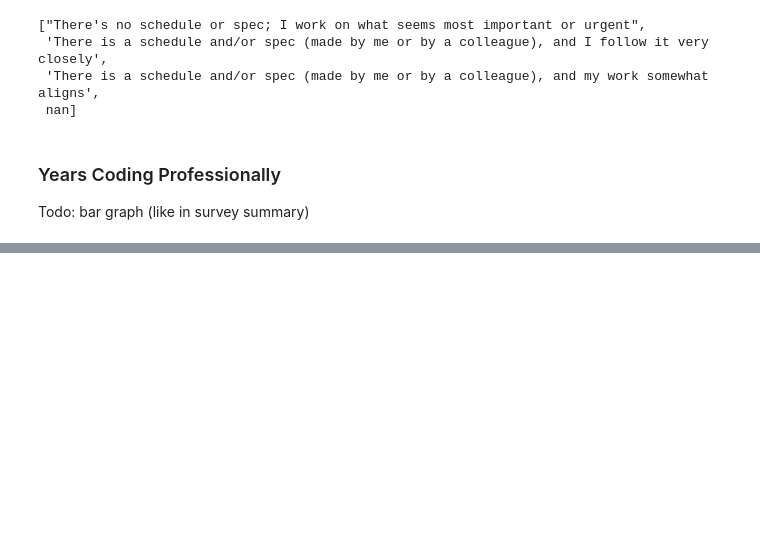
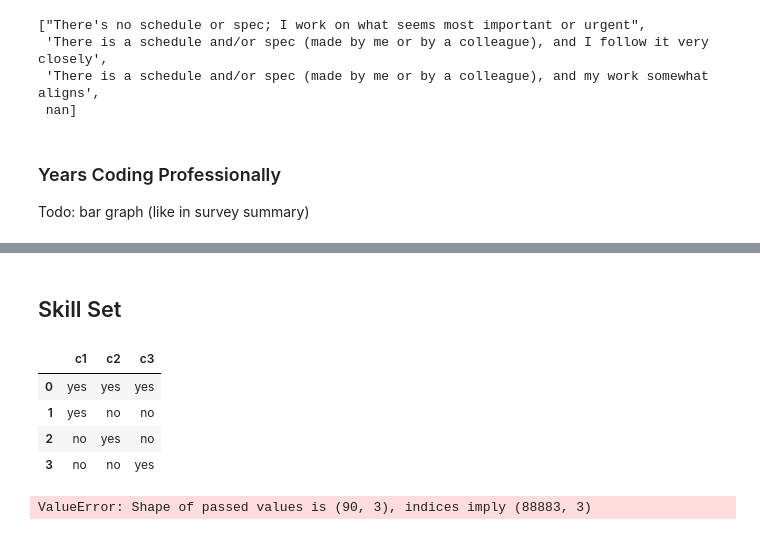
Before and after one commit to dirkkalmbach/How-to-Freelance-in-Data-Science, a Jupyter notebook: Data Analysis.ipynb, the cells around one changed output, grey strips where cells are left out. Saved outputs shown, nothing was run; the diff lists cells and outputs as text; code cells hidden in the pictures; blank space fills up the shorter version.

```diff
--- a/Data Analysis.ipynb
+++ b/Data Analysis.ipynb
@@ -678,0 +1018,16 @@ zf.writepy('myprog', filterfunc=notests)
+# %% [markdown]
+<h2 id="skills">Skill Set</h2>
+# %%
+import pandas as pd
+data = [["yes", "yes", "yes"], ["yes", "no", "no"], ["no", "yes", "no"], ["no", "no", "yes"]]
+pd.DataFrame(data, columns=["c1", "c2", "c3"])
+# %% [output]
+|  | c1 | c2 | c3 |
+| 0 | yes | yes | yes |
+| 1 | yes | no | no |
+| 2 | no | yes | no |
+| 3 | no | no | yes |
+# %%
+pd.crosstab(df, ["c1", "c2"])
+# %% [output]
+ValueError: Shape of passed values is (90, 3), indices imply (88883, 3)
```
Also changed, not shown: parts of 57 cells of this notebook, 3 other files.
